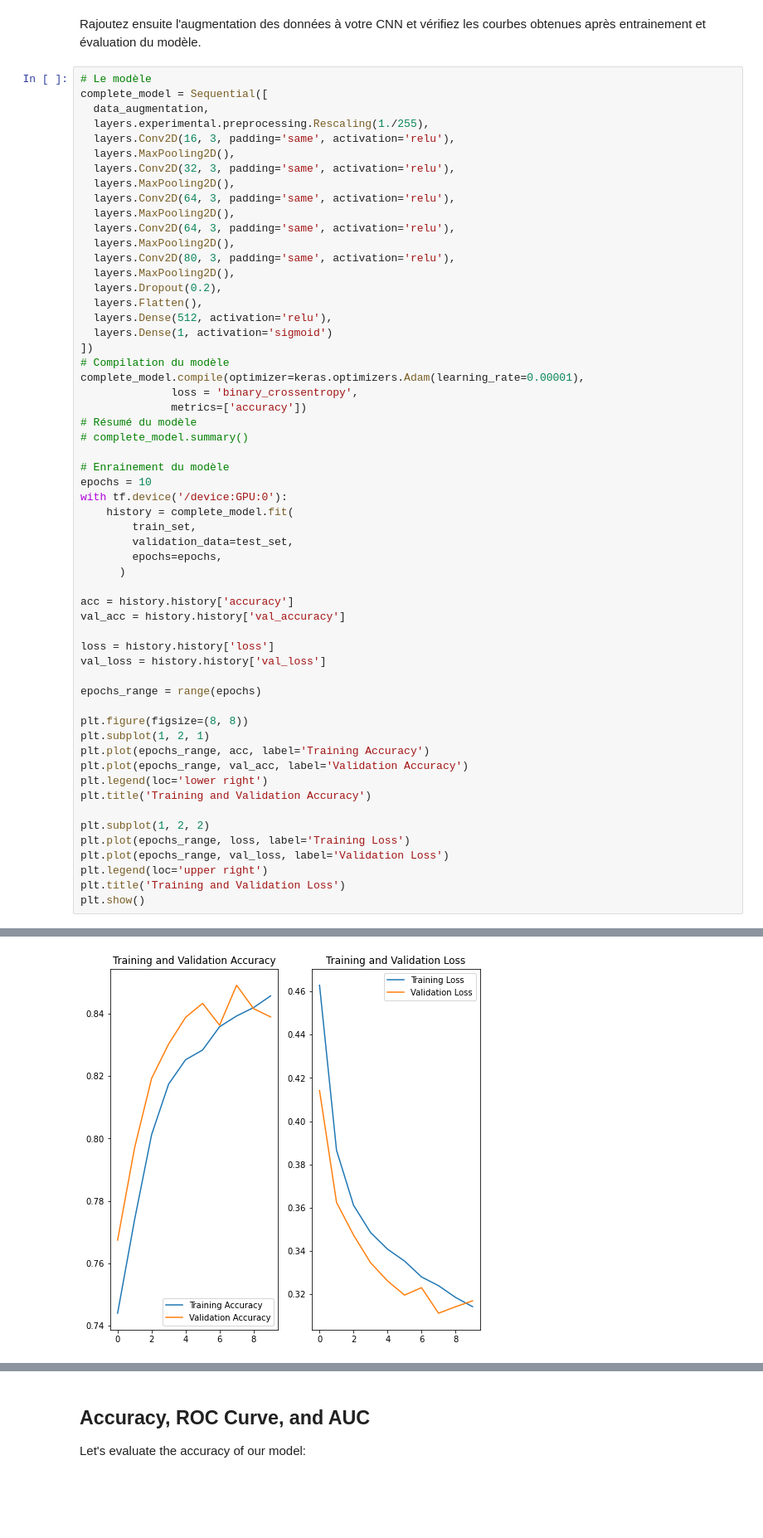
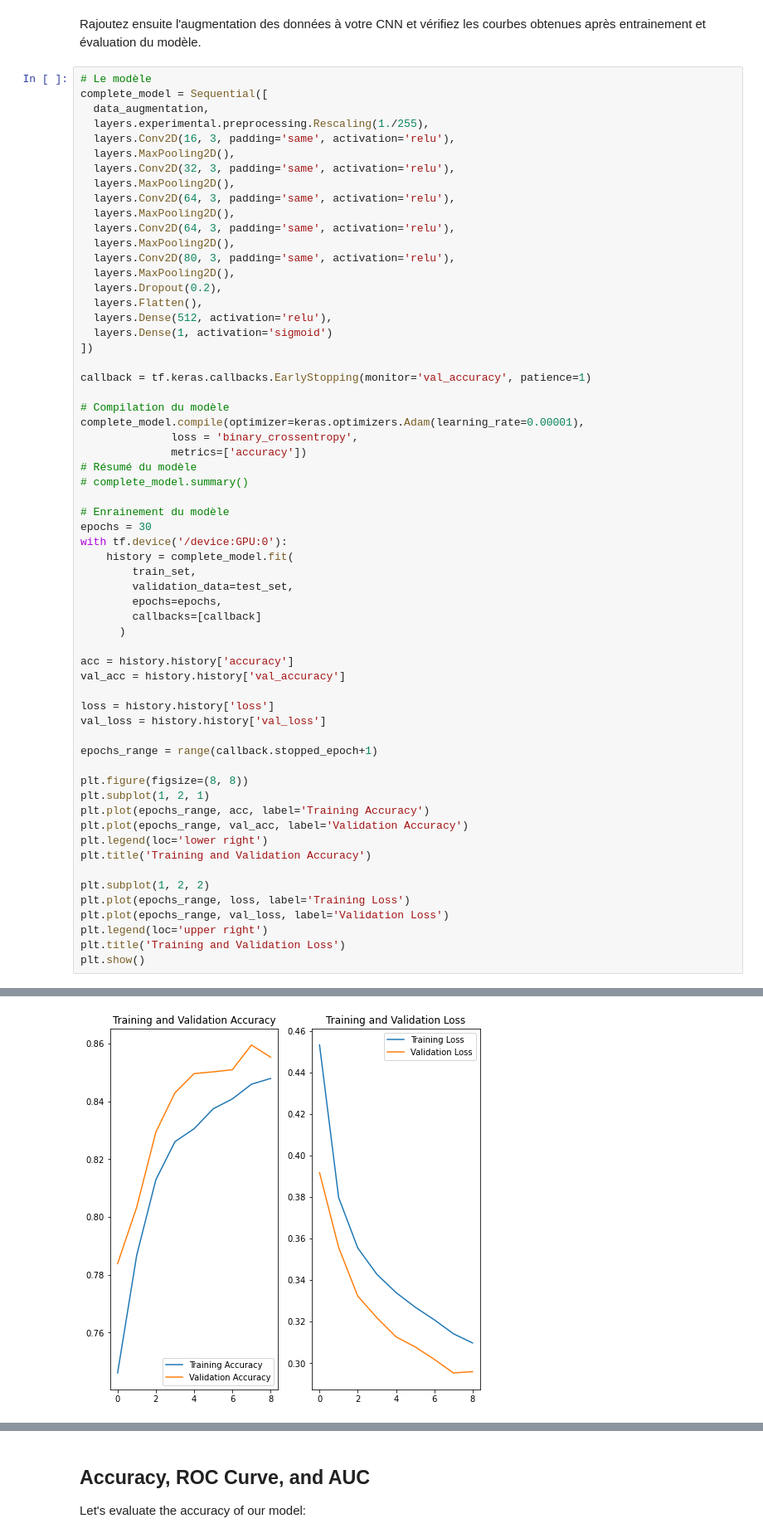
Before and after one commit to JIB3H/leyenda_project, a Jupyter notebook: Livrable_1.ipynb, the cells around one changed output, grey strips where cells are left out. Shown at 83% size. Cells and saved outputs as stored; diff of their text form; blank space fills up the shorter version.

Commit message:
early Stopping

```diff
--- a/Livrable_1.ipynb
+++ b/Livrable_1.ipynb
@@ -148,6 +148,9 @@ complete_model = Sequential([
   layers.Dense(512, activation='relu'),
   layers.Dense(1, activation='sigmoid')
 ])
+
+callback = tf.keras.callbacks.EarlyStopping(monitor='val_accuracy', patience=1)
+
 # Compilation du modèle
 complete_model.compile(optimizer=keras.optimizers.Adam(learning_rate=0.00001),
               loss = 'binary_crossentropy',
@@ -156,12 +159,13 @@ complete_model.compile(optimizer=keras.optimizers.Adam(learning_rate=0.00001),
 # complete_model.summary()
 
 # Enrainement du modèle
-epochs = 10
+epochs = 30
 with tf.device('/device:GPU:0'):
     history = complete_model.fit(
         train_set,
         validation_data=test_set,
         epochs=epochs,
+        callbacks=[callback]
       )
 
 acc = history.history['accuracy']
@@ -170,7 +174,7 @@ val_acc = history.history['val_accuracy']
 loss = history.history['loss']
 val_loss = history.history['val_loss']
 
-epochs_range = range(epochs)
+epochs_range = range(callback.stopped_epoch+1)
 
 plt.figure(figsize=(8, 8))
 plt.subplot(1, 2, 1)
@@ -209,4 +211,4 @@ Epoch 10/10
-[figure, old version]
+[figure, new version]
 # %%
 complete_model.compile(loss=tf.keras.losses.BinaryCrossentropy(),
               optimizer = keras.optimizers.RMSprop(learning_rate=0.0001),
```
Also changed, not shown: parts of 6 cells of this notebook.
